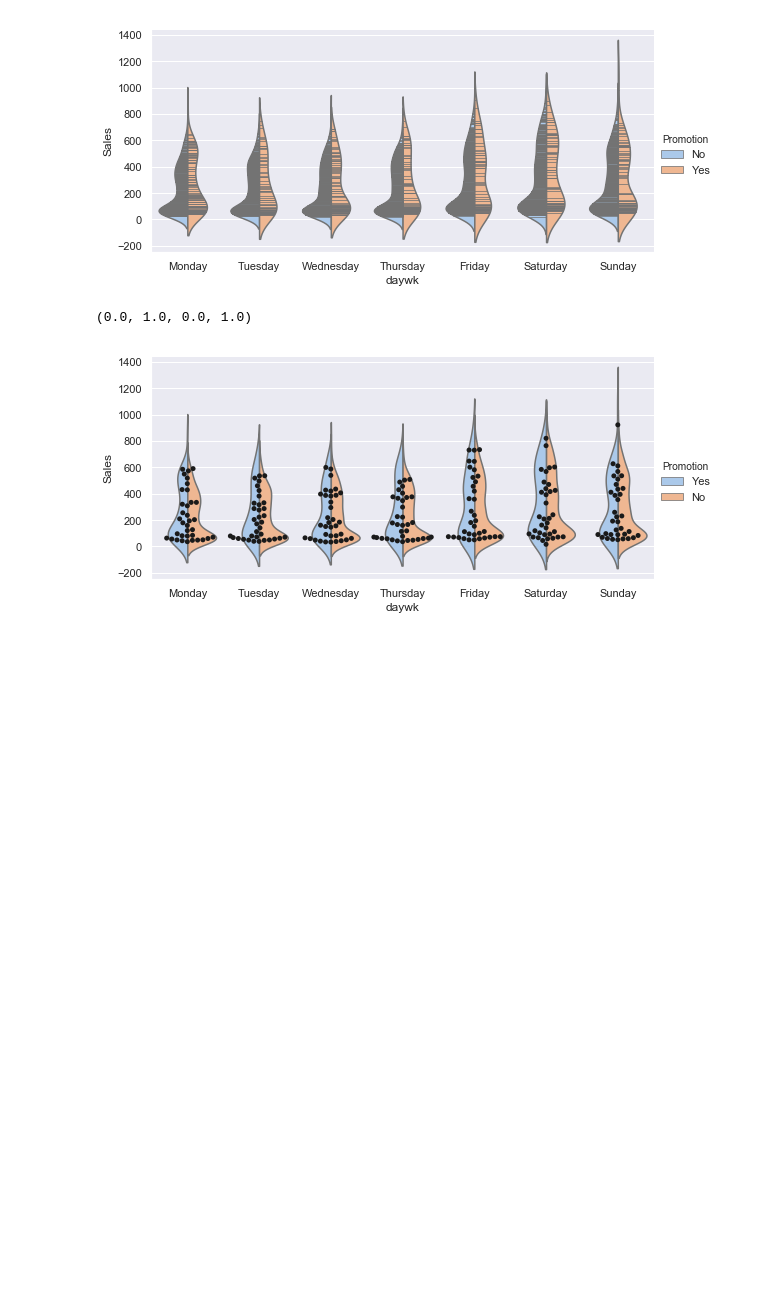
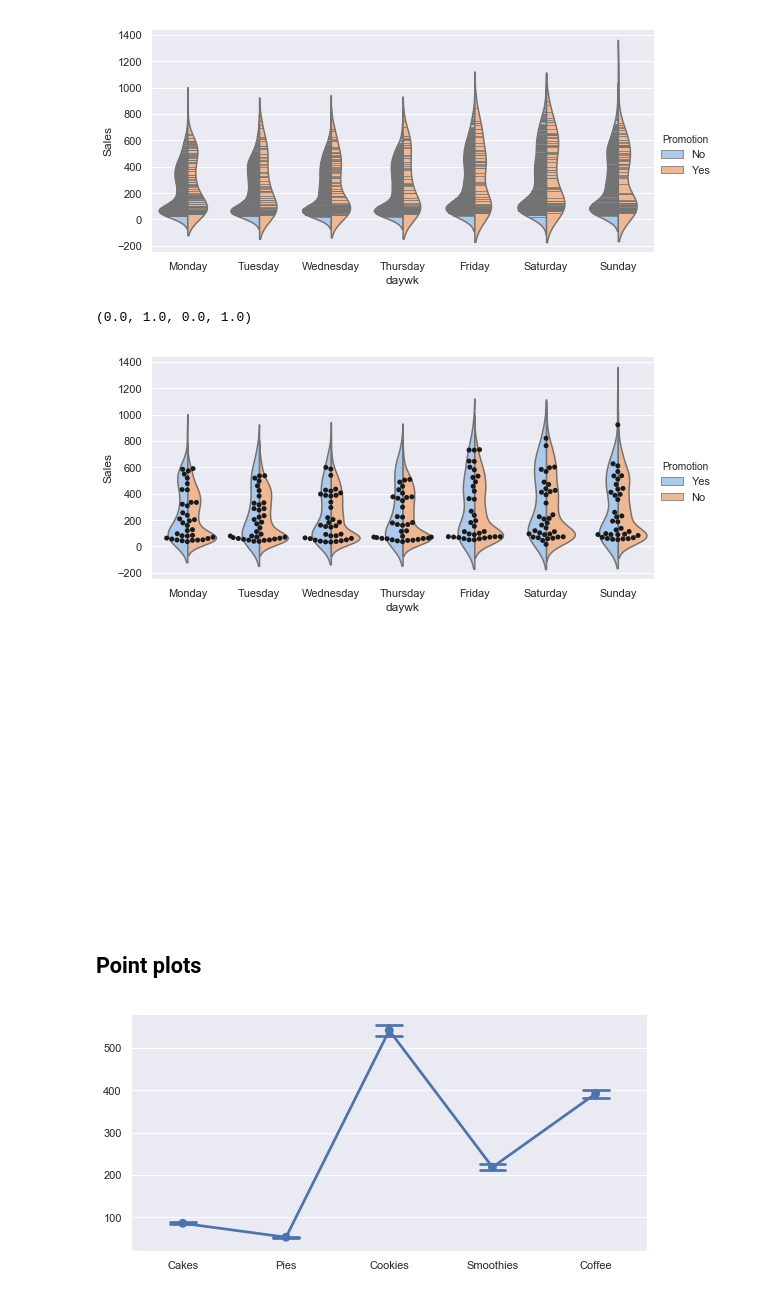
Before and after one commit to allaccountstaken/matplotlib, a Jupyter notebook: seaboard_workout.ipynb, the cells around one changed output. Drawn from its saved outputs; the diff is of its cells as text; code cells hidden in the pictures; blank space fills up the shorter version.

Commit message:
point plots with catplot

```diff
--- a/seaboard_workout.ipynb
+++ b/seaboard_workout.ipynb
@@ -230,3 +230,11 @@ plt.axis('off')
 (0.0, 1.0, 0.0, 1.0)
 [figure]
 [figure]
+# %% [markdown]
+## Point plots
+# %%
+sns.catplot(data=snacks_sales, kind='point', ci=99.99, capsize=0.25, height=4, aspect=2,
+            order=['Cakes', 'Pies', 'Cookies', 'Smoothies', 'Coffee']) # issue with 'weekday', 'Period'
+plt.show()
+# %% [output]
+[figure, added]
```
Also changed, not shown: parts of 5 cells of this notebook.
